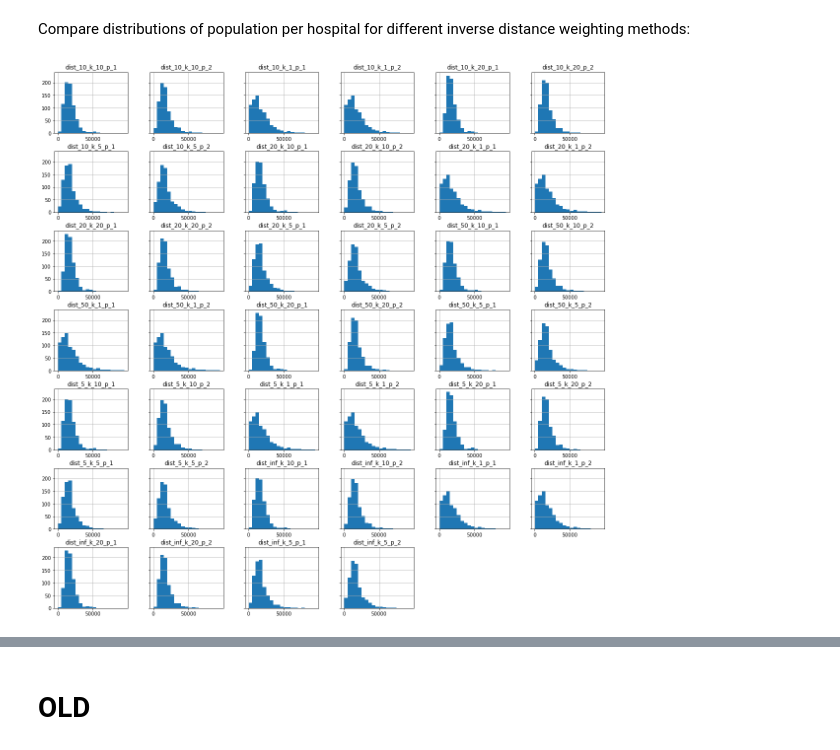
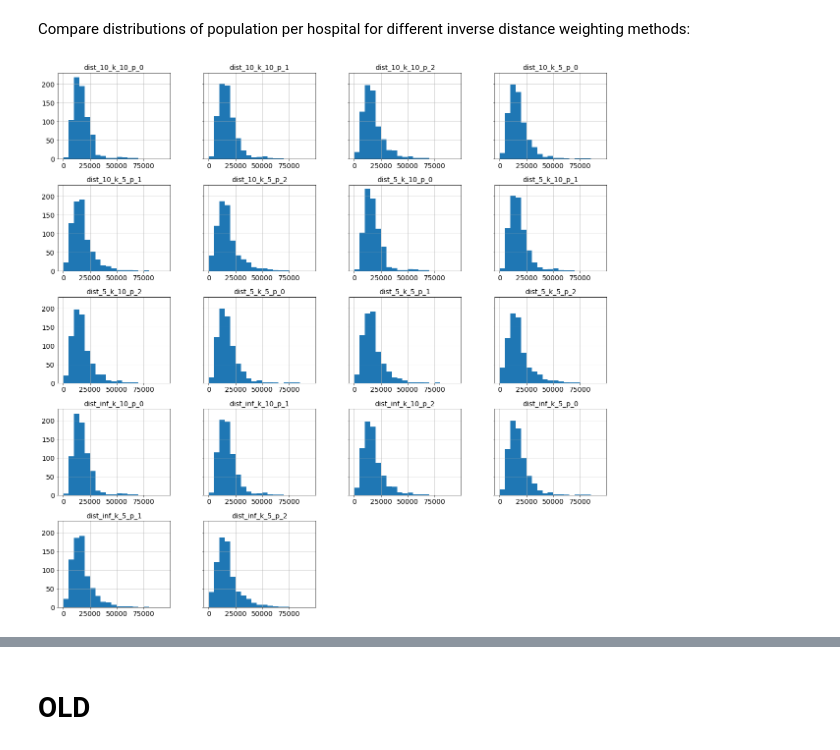
Before and after one commit to sfthies/Manila_seismic_risk, a Jupyter notebook: Main.ipynb, the cells around one changed output, grey strips where cells are left out. Saved outputs shown, nothing was run; the diff lists cells and outputs as text; code cells hidden in the pictures.

```diff
--- a/Main.ipynb
+++ b/Main.ipynb
@@ -21,6 +24,21 @@ sys.path.append("C://Users/wb555300/OneDrive - WBG/Documents/GitHub/GOSTnetAddon
 sys.path.append("C://Users/wb555300/OneDrive - WBG/Documents/GitHub/GOST_PublicGoods/GOSTNets/GOSTNets")
 import GOSTnet as gn
 import GostnetAddons as gna
+# %%
+#For plotting:
+from mpl_toolkits.axes_grid1 import make_axes_locatable
+
+SMALL_SIZE = 14
+MEDIUM_SIZE = 16
+BIGGER_SIZE = 20
+
+plt.rc('font', size=SMALL_SIZE)          # controls default text sizes
+plt.rc('axes', titlesize=SMALL_SIZE)     # fontsize of the axes title
+plt.rc('axes', labelsize=MEDIUM_SIZE)    # fontsize of the x and y labels
+plt.rc('xtick', labelsize=SMALL_SIZE)    # fontsize of the tick labels
+plt.rc('ytick', labelsize=SMALL_SIZE)    # fontsize of the tick labels
+plt.rc('legend', fontsize=SMALL_SIZE)    # legend fontsize
+plt.rc('figure', titlesize=BIGGER_SIZE)  # fontsize of the figure title
 # %% [markdown]
 Set working directory:
 # %%
@@ -673,9 +817,9 @@ Index(['objectid', 'joincount', 'targetfid', 'facilityc', 'healthfac',
 mani_hos_p_demand = mani_hos_p[['facilityn', 'healthf1', 'ownership', 'ownership1','bedcapacit','geometry']].copy()
 # %%
 #Calculate distribution for the following values:
-dist_thres_l = [np.inf, 50, 20, 10, 5]
-k_l = [1,5, 10, 20]
-p_l = [1,2]
+dist_thres_l = [np.inf, 10, 5]
+k_l = [5, 10]
+p_l = [0, 1,2]
 # %%
 len(dist_thres_l)*len(k_l)*len(p_l)
 # %% [output]
@@ -706,7 +850,7 @@ Wall time: 8.11 s
 # %% [markdown]
 Compare distributions of population per hospital for different inverse distance weighting methods:
 # %%
-mani_hos_p_demand.iloc[:,-40:].hist(figsize = (20,20), sharey = True, bins = np.arange(0,100000,5000))
-plt.show()
+mani_hos_p_demand.iloc[:,-(len(dist_thres_l)*len(k_l)*len(p_l)):].hist(figsize = (20,20), sharey = True, bins = np.arange(0,100000,5000))
+plt.savefig('PLOTS/Hospital_size_hists.jpg', bbox_inches='tight')
 # %% [output]
-[figure, old version]
+[figure, new version]
```
Also changed, not shown: parts of 42 cells of this notebook, 1 other file.
